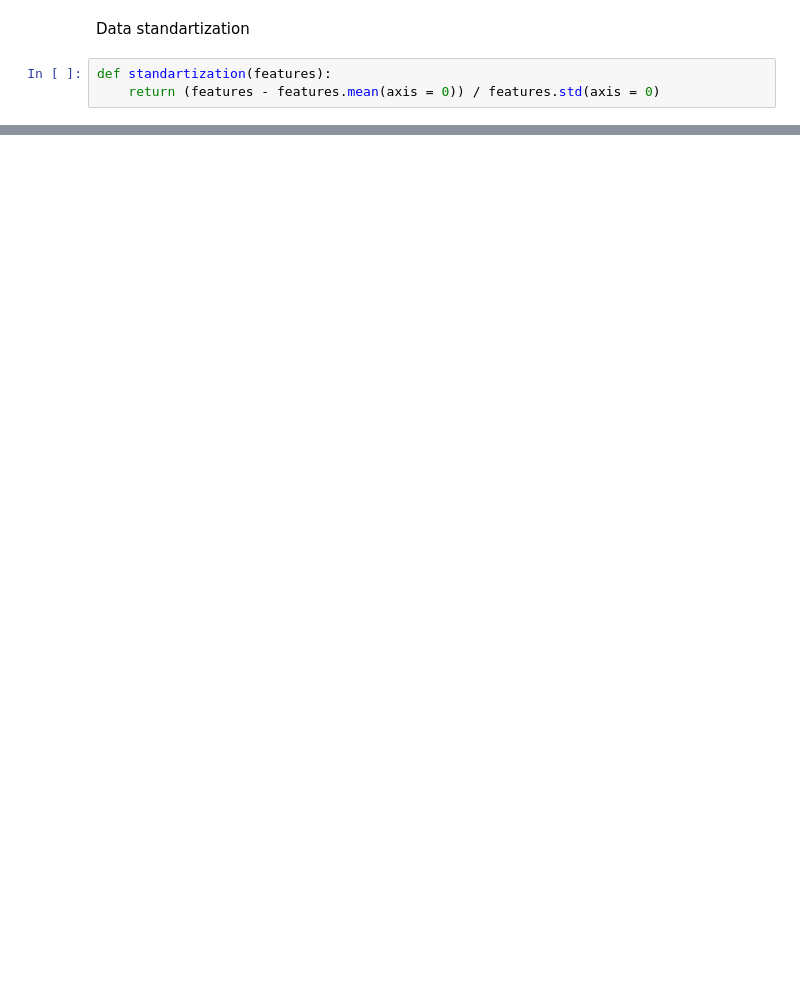
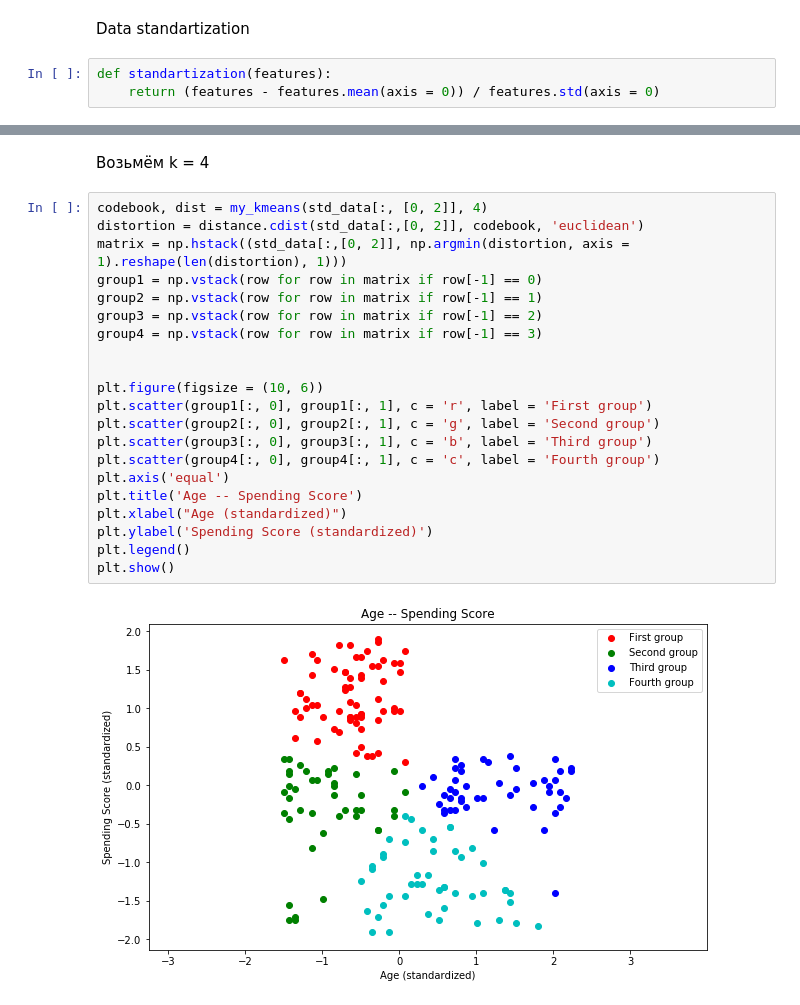
Before and after one commit to ChernykhAA/autumn2020, a Jupyter notebook: Hometask_2.ipynb, the cells around one changed output, grey strips where cells are left out. Drawn from its saved outputs; the diff is of its cells as text; blank space fills up the shorter version.

```diff
--- a/Hometask_2.ipynb
+++ b/Hometask_2.ipynb
@@ -167,0 +228,25 @@ print(np.hstack((data[:, :2], std_data))[:5])
+# %% [markdown]
+Возьмём k = 4
+# %%
+codebook, dist = my_kmeans(std_data[:, [0, 2]], 4)
+distortion = distance.cdist(std_data[:,[0, 2]], codebook, 'euclidean')
+matrix = np.hstack((std_data[:,[0, 2]], np.argmin(distortion, axis = 1).reshape(len(distortion), 1)))
+group1 = np.vstack(row for row in matrix if row[-1] == 0)
+group2 = np.vstack(row for row in matrix if row[-1] == 1)
+group3 = np.vstack(row for row in matrix if row[-1] == 2)
+group4 = np.vstack(row for row in matrix if row[-1] == 3)
+
+
+plt.figure(figsize = (10, 6))
+plt.scatter(group1[:, 0], group1[:, 1], c = 'r', label = 'First group')
+plt.scatter(group2[:, 0], group2[:, 1], c = 'g', label = 'Second group')
+plt.scatter(group3[:, 0], group3[:, 1], c = 'b', label = 'Third group')
+plt.scatter(group4[:, 0], group4[:, 1], c = 'c', label = 'Fourth group')
+plt.axis('equal')
+plt.title('Age -- Spending Score')
+plt.xlabel("Age (standardized)")
+plt.ylabel('Spending Score (standardized)')
+plt.legend()
+plt.show()
+# %% [output]
+[figure, added]
```
Also changed, not shown: parts of 19 cells of this notebook.
